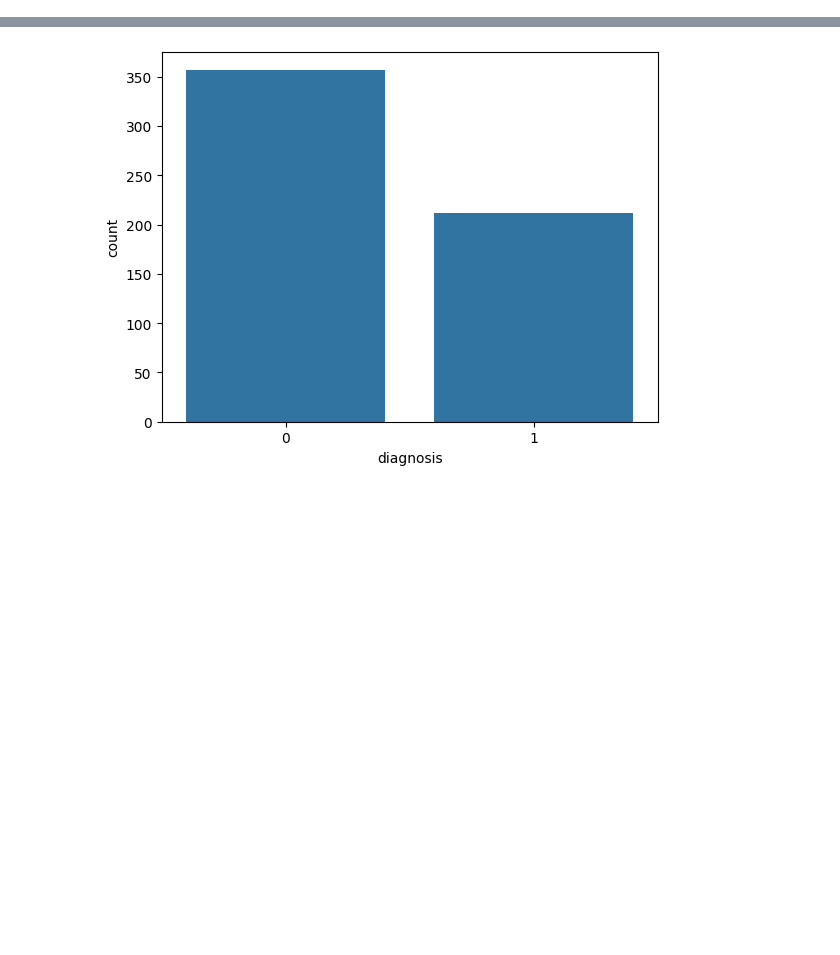
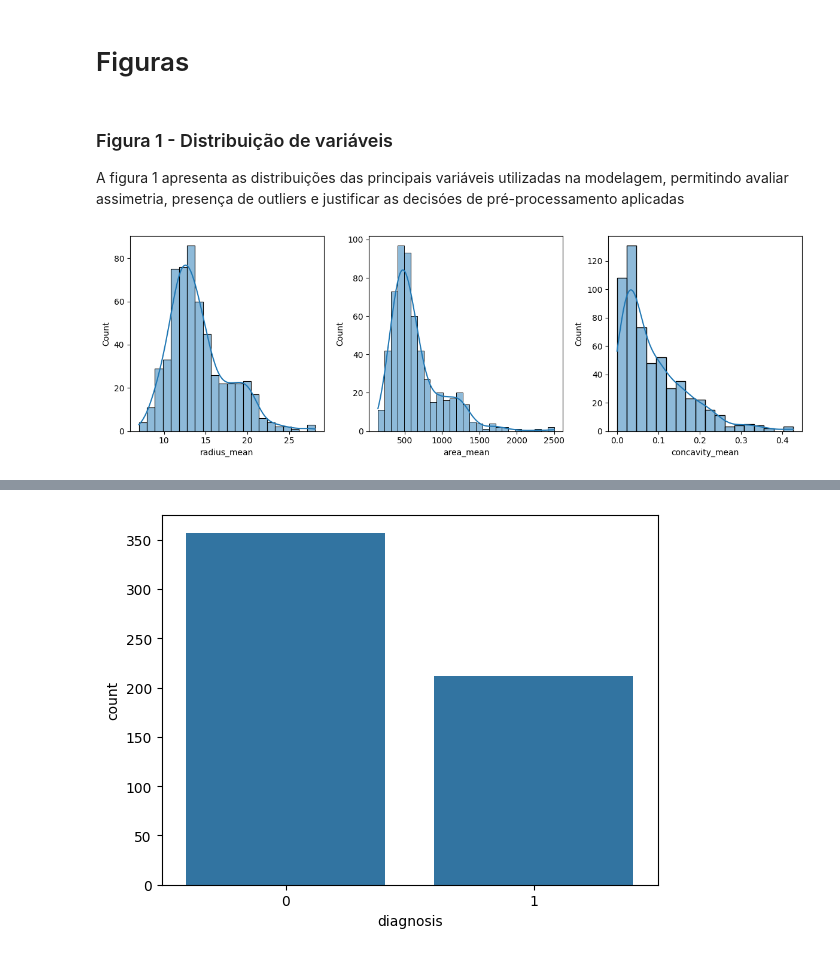
Before and after one commit to scamilo77/9IADT_TechChallenge_1, a Jupyter notebook: notebooks/eda_breast_cancer.ipynb, the cells around one changed output, grey strips where cells are left out. Saved outputs shown, nothing was run; the diff lists cells and outputs as text; code cells hidden in the pictures; blank space fills up the shorter version.

Commit message:
Notebooks figures features added, gitignore file updated

```diff
--- a/notebooks/eda_breast_cancer.ipynb
+++ b/notebooks/eda_breast_cancer.ipynb
@@ -40 +41,24 @@ Dataset URL: https://www.kaggle.com/datasets/uciml/breast-cancer-wisconsin-data
 8 rows × 32 columns
+# %% [markdown]
+# Figuras
+# %% [markdown]
+### Figura 1 - Distribuição de variáveis
+
+A figura 1 apresenta as distribuições das principais variáveis utilizadas
+na modelagem, permitindo avaliar assimetria, presença de outliers e justificar
+as decisóes de pré-processamento aplicadas
+# %%
+cols = ["radius_mean", "area_mean", "concavity_mean"]
+plt.figure(figsize=(12, 4))
+for i, col in enumerate(cols):
+    plt.subplot(1, 3, i + 1)
+    sns.histplot(breast_cancer_data[col], kde=True)
+    plt.title = f"Distribution of {col}"
+
+plt.tight_layout()
+os.makedirs("figures", exist_ok=True)
+plt.savefig("figures/breast_cancer_data_distributions.png")
+
+plt.show()
+# %% [output]
+[figure, added]
```
Also changed, not shown: parts of 8 cells of this notebook, 1 other file.
